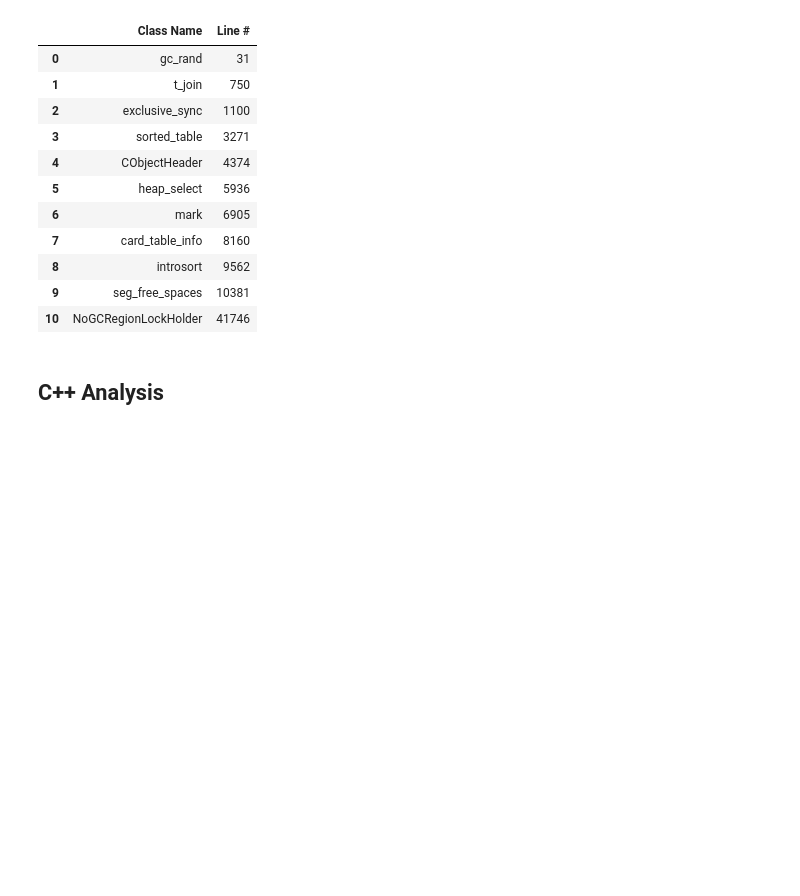
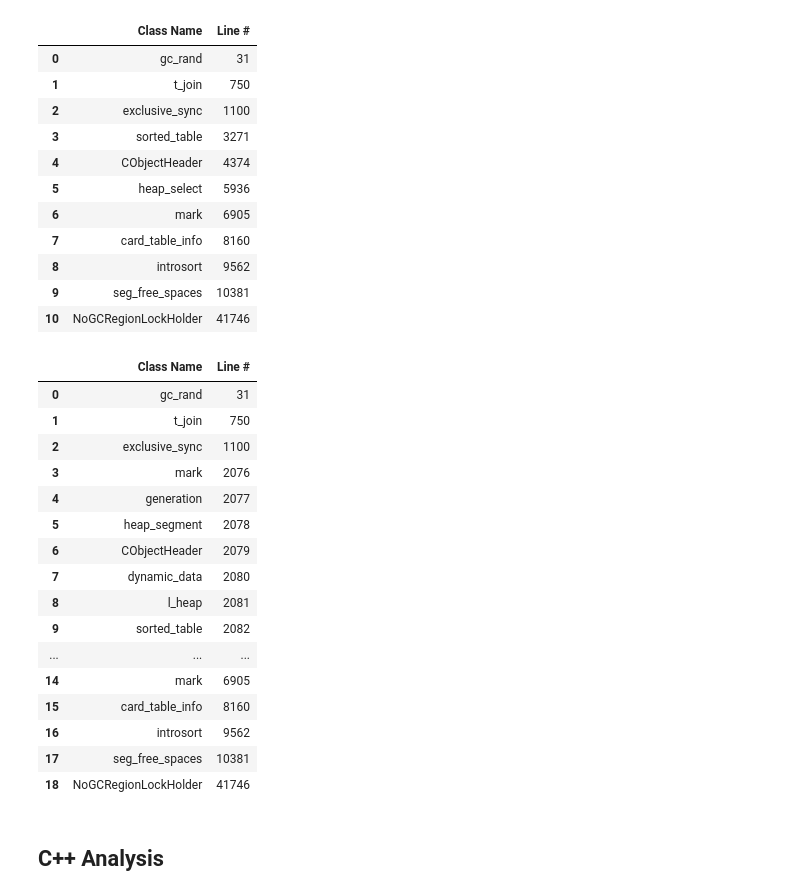
Before and after one commit to MokoSan/DeepDives, a Jupyter notebook: GC.cpp/Analyzing gc.cpp.ipynb, the cells around one changed output. Cells and saved outputs as stored; diff of their text form; code cells hidden in the pictures; blank space fills up the shorter version.

```diff
--- a/GC.cpp/Analyzing gc.cpp.ipynb
+++ b/GC.cpp/Analyzing gc.cpp.ipynb
@@ -52,6 +55,28 @@ gc_classes_df
 | 8 | introsort | 9562 |
 | 9 | seg_free_spaces | 10381 |
 | 10 | NoGCRegionLockHolder | 41746 |
+# %%
+all_gc_classes = [ (class_name.strip().split(' ')[1].replace(';',''), idx) for idx, class_name in enumerate(gc_lines) if ("class" in class_name ) and (class_name.split(' ')[0] == "class") ]
+all_gc_classes_df = pd.DataFrame(all_gc_classes, columns= ['Class Name', 'Line #'])
+all_gc_classes_df
+# %% [output]
+|  | Class Name | Line # |
+| 0 | gc_rand | 31 |
+| 1 | t_join | 750 |
+| 2 | exclusive_sync | 1100 |
+| 3 | mark | 2076 |
+| 4 | generation | 2077 |
+| 5 | heap_segment | 2078 |
+| 6 | CObjectHeader | 2079 |
+| 7 | dynamic_data | 2080 |
+| 8 | l_heap | 2081 |
+| 9 | sorted_table | 2082 |
+| ... | ... | ... |
+| 14 | mark | 6905 |
+| 15 | card_table_info | 8160 |
+| 16 | introsort | 9562 |
+| 17 | seg_free_spaces | 10381 |
+| 18 | NoGCRegionLockHolder | 41746 |
 # %% [markdown]
 ## C++ Analysis
 # %%
```
Also changed, not shown: parts of 6 cells of this notebook, 1 other file.
